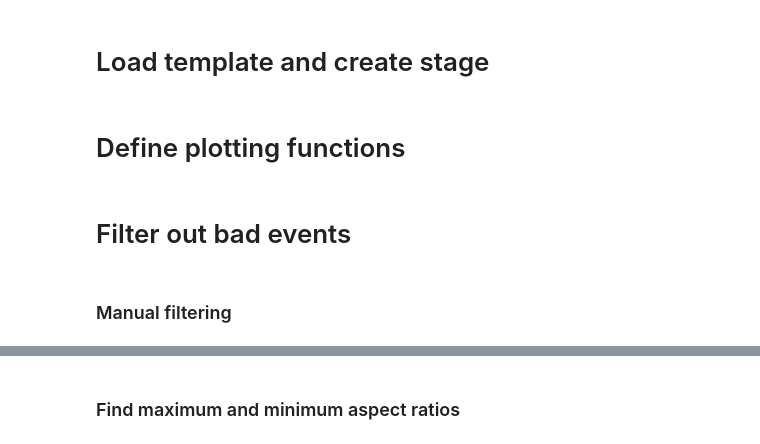
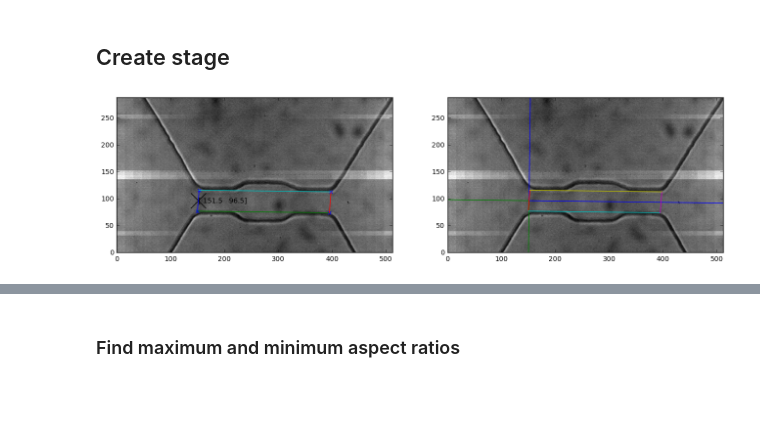
Before and after one commit to codycombs/cell_deformation, a Jupyter notebook: aspect_ratios.ipynb, the cells around one changed output, grey strips where cells are left out. Cells and saved outputs as stored; diff of their text form; code cells hidden in the pictures; blank space fills up the shorter version.

```diff
--- a/aspect_ratios.ipynb
+++ b/aspect_ratios.ipynb
@@ -27,18 +34,16 @@ from IPython.display import HTML
 # %%
 date = '7-17-2017/'
 particle = '293-T/'
-channel = '15-30-15_1/'
+channel = '15-30-15_6/'
 file_index = '0'
 
 base_path = '/home/prestonh/Desktop/Research/cancer_cells/data/'
 
 oi_vid_file_path = base_path + date + particle + channel + 'oi/bin/test_camera_' + file_index
-oi_events_file_path = base_path + date + particle + channel + 'oi/events/test_camera_' + file_index + '_events_sync.json'
+oi_events_file_path = base_path + date + particle + channel + 'oi/events/test_camera_' + file_index + '_events_filtered.json'
 # %%
 # Load video
 oi_vid = oi_file.Video(oi_vid_file_path, 512, 288, 100000)
 
 # Load events
 oi_events = oi_file.open_event_file_json(oi_events_file_path)
-# %% [markdown]
-# Load template and create stage
@@ -52,12 +50,16 @@ plt.show()
+# %% [markdown]
+## Create stage
 # %%
 reload(oi)
 template_index = 0
 template_frame = oi_vid.get_frame(template_index)
-c0 = [118,88]
-c1 = [119,61]
-c2 = [360,60]
-c3 = [360,86]
+c0 = [153,116]
+c1 = [150,77]
+c2 = [395,74]
+c3 = [398,113]
+
+
 oi_stage = oi.Stage(template_frame, c0, c1, c2, c3)
 oi_stage.plot_stage()
+# %% [output]
+[figure, added]
-# %% [markdown]
-# Define plotting functions
@@ -104,2 +65,0 @@ def plot_all(processed_frame, frame):
-# %% [markdown]
-# Filter out bad events
@@ -108,2 +65,0 @@ filtering_steps = []
-# %% [markdown]
-### Manual filtering
```
Also changed, not shown: parts of 40 cells of this notebook, 4 other files.
